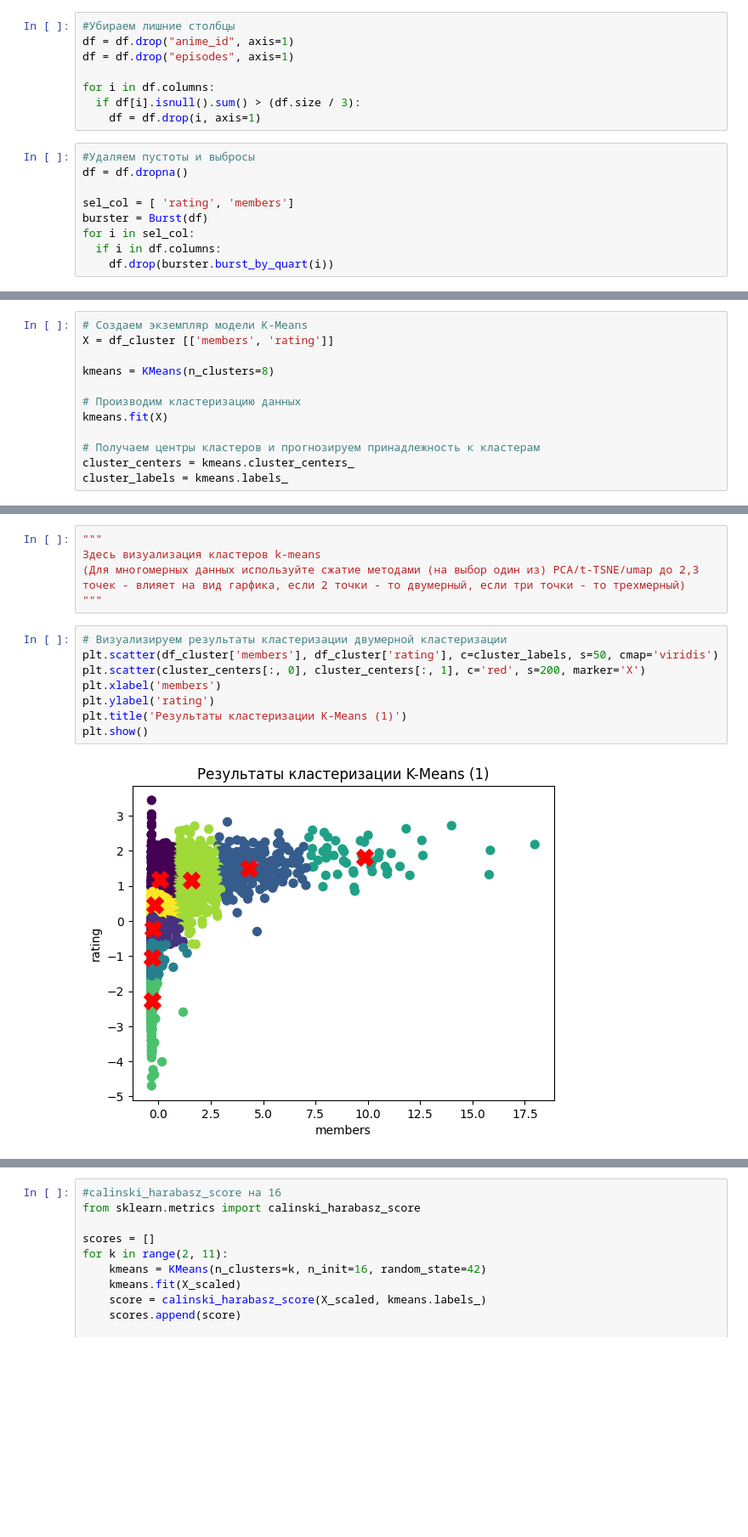
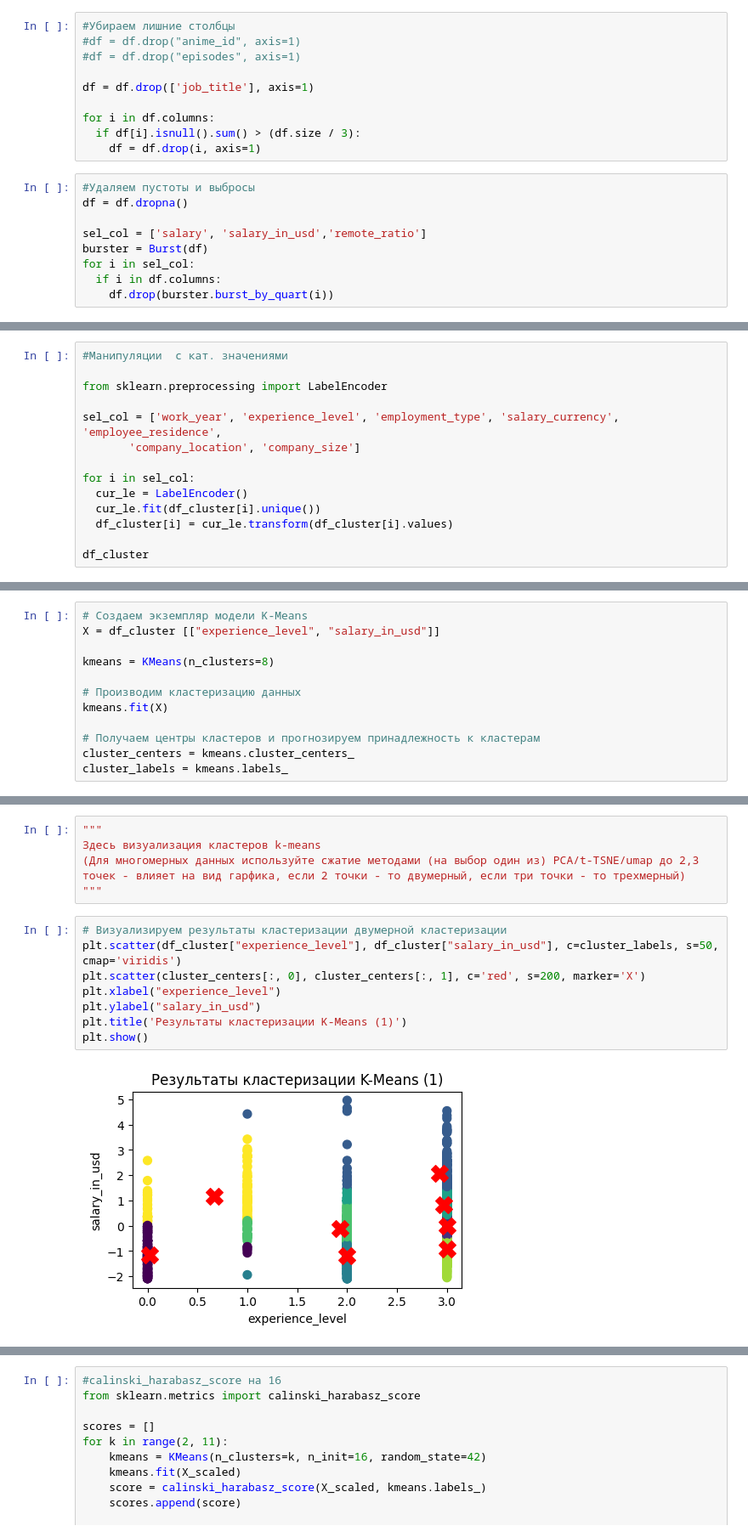
Before and after one commit to TheGodseeker/ML_PR, a Jupyter notebook: Задание_4.ipynb, the cells around one changed output, grey strips where cells are left out. Shown at 85% size. Drawn from its saved outputs; the diff is of its cells as text; blank space fills up the shorter version.

```diff
--- a/Задание_4.ipynb
+++ b/Задание_4.ipynb
@@ -102,8 +105,10 @@ class Burst:
     # plt.show()
 # %%
 #Убираем лишние столбцы
-df = df.drop("anime_id", axis=1)
-df = df.drop("episodes", axis=1)
+#df = df.drop("anime_id", axis=1)
+#df = df.drop("episodes", axis=1)
+
+df = df.drop(['job_title'], axis=1)
 
 for i in df.columns:
   if df[i].isnull().sum() > (df.size / 3):
@@ -112,7 +117,7 @@ for i in df.columns:
 #Удаляем пустоты и выбросы
 df = df.dropna()
 
-sel_col = [ 'rating', 'members']
+sel_col = ['salary', 'salary_in_usd','remote_ratio']
 burster = Burst(df)
 for i in sel_col:
   if i in df.columns:
@@ -156,0 +138,14 @@ for i in sel_col:
+# %%
+#Манипуляции  с кат. значениями
+
+from sklearn.preprocessing import LabelEncoder
+
+sel_col = ['work_year', 'experience_level', 'employment_type', 'salary_currency', 'employee_residence',
+       'company_location', 'company_size']
+
+for i in sel_col:
+  cur_le = LabelEncoder()
+  cur_le.fit(df_cluster[i].unique())
+  df_cluster[i] = cur_le.transform(df_cluster[i].values)
+
+df_cluster
@@ -160,7 +169,7 @@ for i in sel_col:
 """
 # %%
 # Создаем экземпляр модели K-Means
-X = df_cluster [['members', 'rating']]
+X = df_cluster [["experience_level", "salary_in_usd"]]
 
 kmeans = KMeans(n_clusters=8)
 
@@ -186,13 +195,13 @@ cluster_labels_2 = kmeans_2.labels_
 """
 # %%
 # Визуализируем результаты кластеризации двумерной кластеризации
-plt.scatter(df_cluster['members'], df_cluster['rating'], c=cluster_labels, s=50, cmap='viridis')
+plt.scatter(df_cluster["experience_level"], df_cluster["salary_in_usd"], c=cluster_labels, s=50, cmap='viridis')
 plt.scatter(cluster_centers[:, 0], cluster_centers[:, 1], c='red', s=200, marker='X')
-plt.xlabel('members')
-plt.ylabel('rating')
+plt.xlabel("experience_level")
+plt.ylabel("salary_in_usd")
 plt.title('Результаты кластеризации K-Means (1)')
 plt.show()
 # %% [output]
-[figure, old version]
+[figure, new version]
 # %%
 # Визуализируем результаты кластеризации
```
Also changed, not shown: parts of 18 cells of this notebook.
